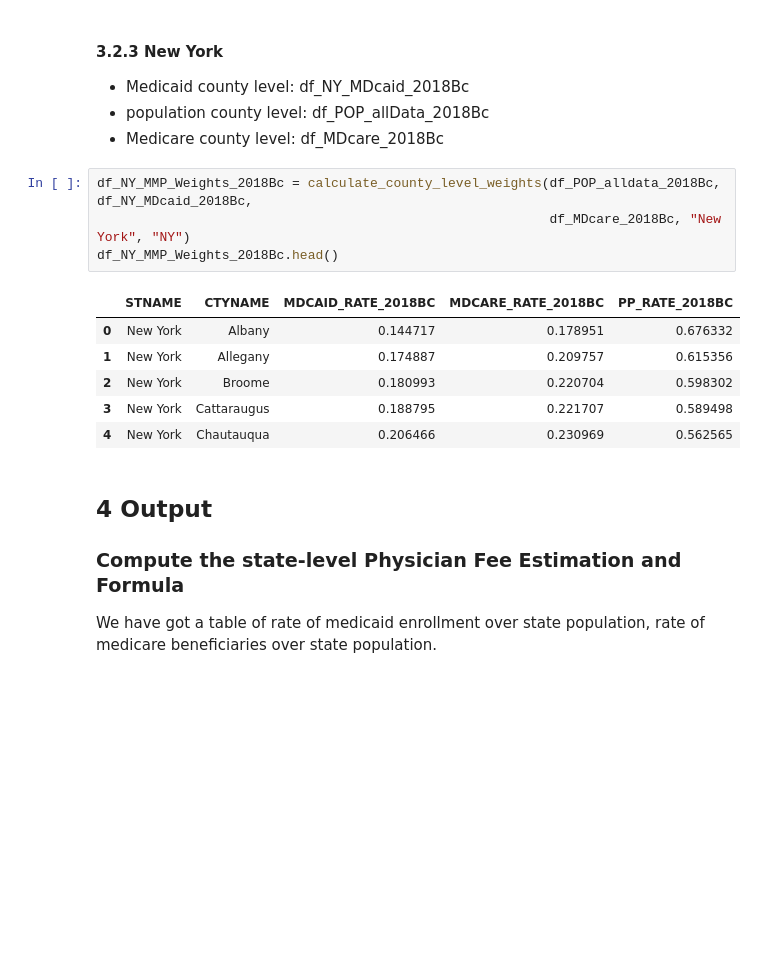
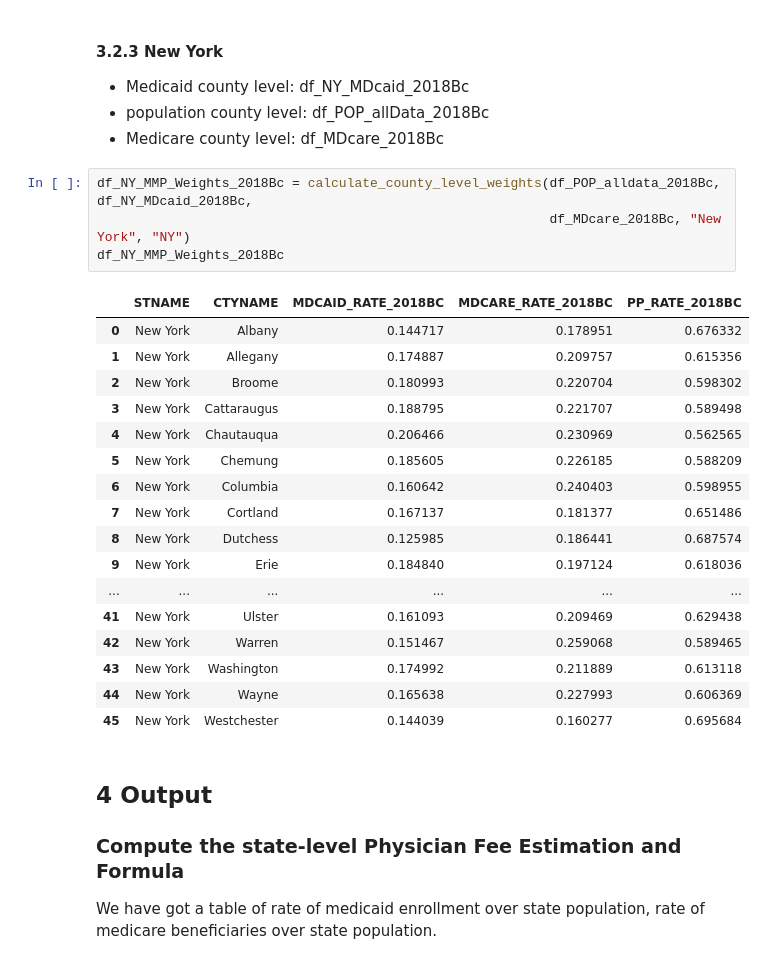
Before and after one commit to dev-hyang/data_analysis_medicaid, a Jupyter notebook: health_insurance_data_analysis.ipynb, the cells around one changed output. Saved outputs shown, nothing was run; the diff lists cells and outputs as text; blank space fills up the shorter version.

```diff
--- a/health_insurance_data_analysis.ipynb
+++ b/health_insurance_data_analysis.ipynb
@@ -781,14 +811,25 @@ df_CT_MMP_Weights_2018Bc.head()
 # %%
 df_NY_MMP_Weights_2018Bc = calculate_county_level_weights(df_POP_alldata_2018Bc, df_NY_MDcaid_2018Bc,
                                                           df_MDcare_2018Bc, "New York", "NY")
-df_NY_MMP_Weights_2018Bc.head()
+df_NY_MMP_Weights_2018Bc
 # %% [output]
 |  | STNAME | CTYNAME | MDCAID_RATE_2018BC | MDCARE_RATE_2018BC | PP_RATE_2018BC |
 | 0 | New York | Albany | 0.144717 | 0.178951 | 0.676332 |
 | 1 | New York | Allegany | 0.174887 | 0.209757 | 0.615356 |
 | 2 | New York | Broome | 0.180993 | 0.220704 | 0.598302 |
 | 3 | New York | Cattaraugus | 0.188795 | 0.221707 | 0.589498 |
 | 4 | New York | Chautauqua | 0.206466 | 0.230969 | 0.562565 |
+| 5 | New York | Chemung | 0.185605 | 0.226185 | 0.588209 |
+| 6 | New York | Columbia | 0.160642 | 0.240403 | 0.598955 |
+| 7 | New York | Cortland | 0.167137 | 0.181377 | 0.651486 |
+| 8 | New York | Dutchess | 0.125985 | 0.186441 | 0.687574 |
+| 9 | New York | Erie | 0.184840 | 0.197124 | 0.618036 |
+| ... | ... | ... | ... | ... | ... |
+| 41 | New York | Ulster | 0.161093 | 0.209469 | 0.629438 |
+| 42 | New York | Warren | 0.151467 | 0.259068 | 0.589465 |
+| 43 | New York | Washington | 0.174992 | 0.211889 | 0.613118 |
+| 44 | New York | Wayne | 0.165638 | 0.227993 | 0.606369 |
+| 45 | New York | Westchester | 0.144039 | 0.160277 | 0.695684 |
 # %% [markdown]
 ## 4 Output
 ### Compute the state-level Physician Fee Estimation and Formula
```
Also changed, not shown: parts of 14 cells of this notebook, 7 other files.
